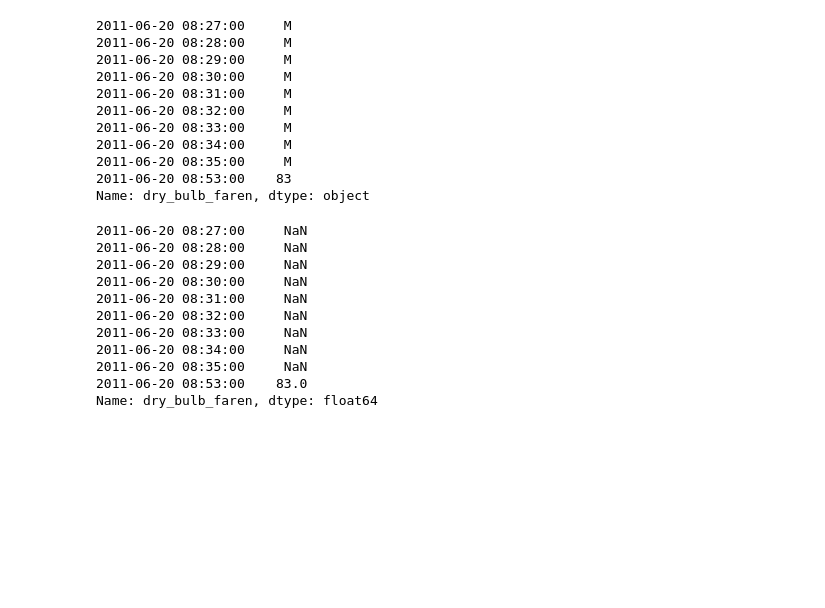
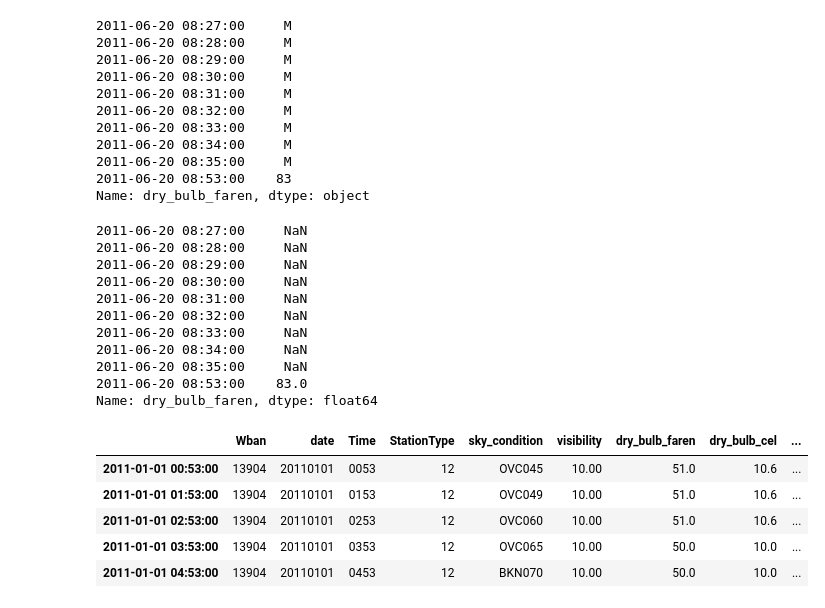
Before and after one commit to rodsveiga/Python-Intro_codes, a Jupyter notebook: sunlight_in_austin.ipynb, the cells around one changed output. Cells and saved outputs as stored; diff of their text form; code cells hidden in the pictures; blank space fills up the shorter version.

```diff
--- a/sunlight_in_austin.ipynb
+++ b/sunlight_in_austin.ipynb
@@ -196,6 +196,15 @@ Name: dry_bulb_faren, dtype: float64
 # %%
 # We are also going to convert `wind_speed` and `dew_point_faren` columns to numeric
 # values.
 
 df['wind_speed'] = pd.to_numeric(df['wind_speed'], errors='coerce')
 df['dew_point_faren'] = pd.to_numeric(df['dew_point_faren'], errors='coerce')
+
+df.head()
+# %% [output]
+|  | Wban | date | Time | StationType | sky_condition | visibility | dry_bulb_faren | dry_bulb_cel | ... |
+| 2011-01-01 00:53:00 | 13904 | 20110101 | 0053 | 12 | OVC045 | 10.00 | 51.0 | 10.6 | ... |
+| 2011-01-01 01:53:00 | 13904 | 20110101 | 0153 | 12 | OVC049 | 10.00 | 51.0 | 10.6 | ... |
+| 2011-01-01 02:53:00 | 13904 | 20110101 | 0253 | 12 | OVC060 | 10.00 | 51.0 | 10.6 | ... |
+| 2011-01-01 03:53:00 | 13904 | 20110101 | 0353 | 12 | OVC065 | 10.00 | 50.0 | 10.0 | ... |
+| 2011-01-01 04:53:00 | 13904 | 20110101 | 0453 | 12 | BKN070 | 10.00 | 50.0 | 10.0 | ... |
```
Also changed, not shown: parts of 16 cells of this notebook.
